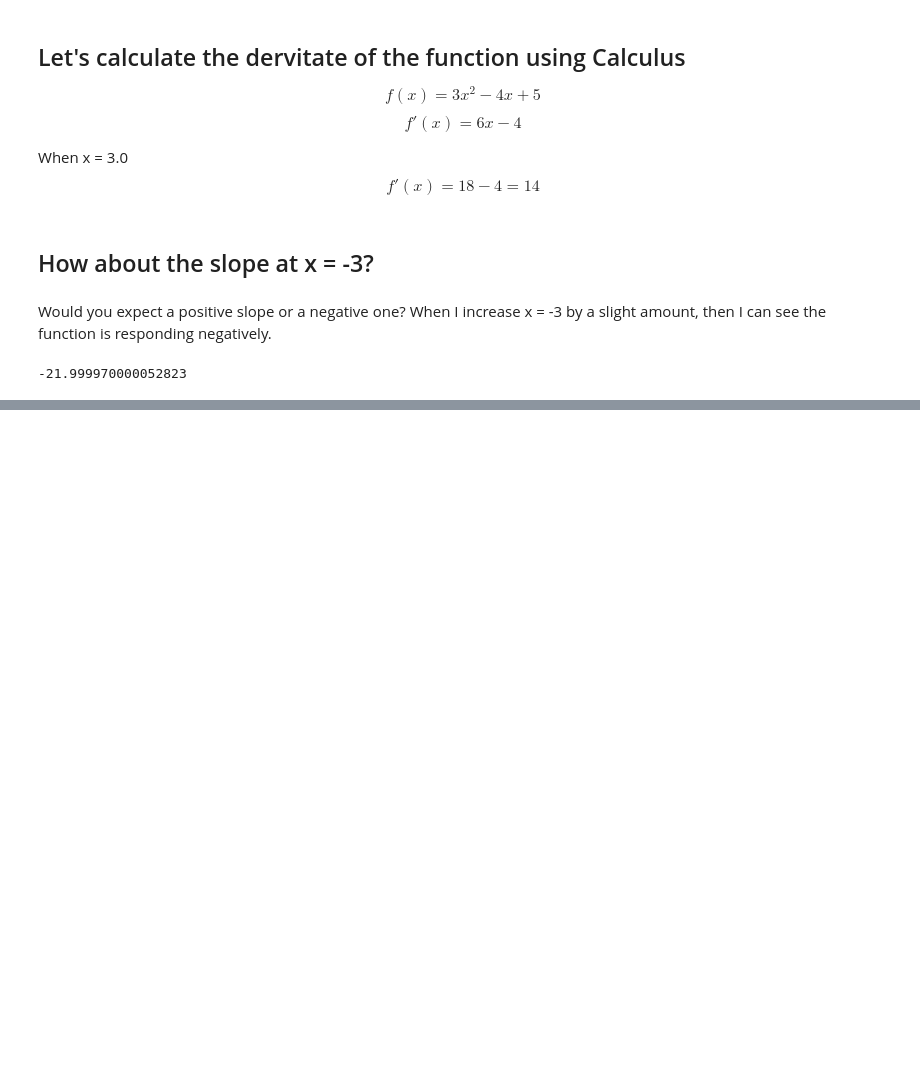
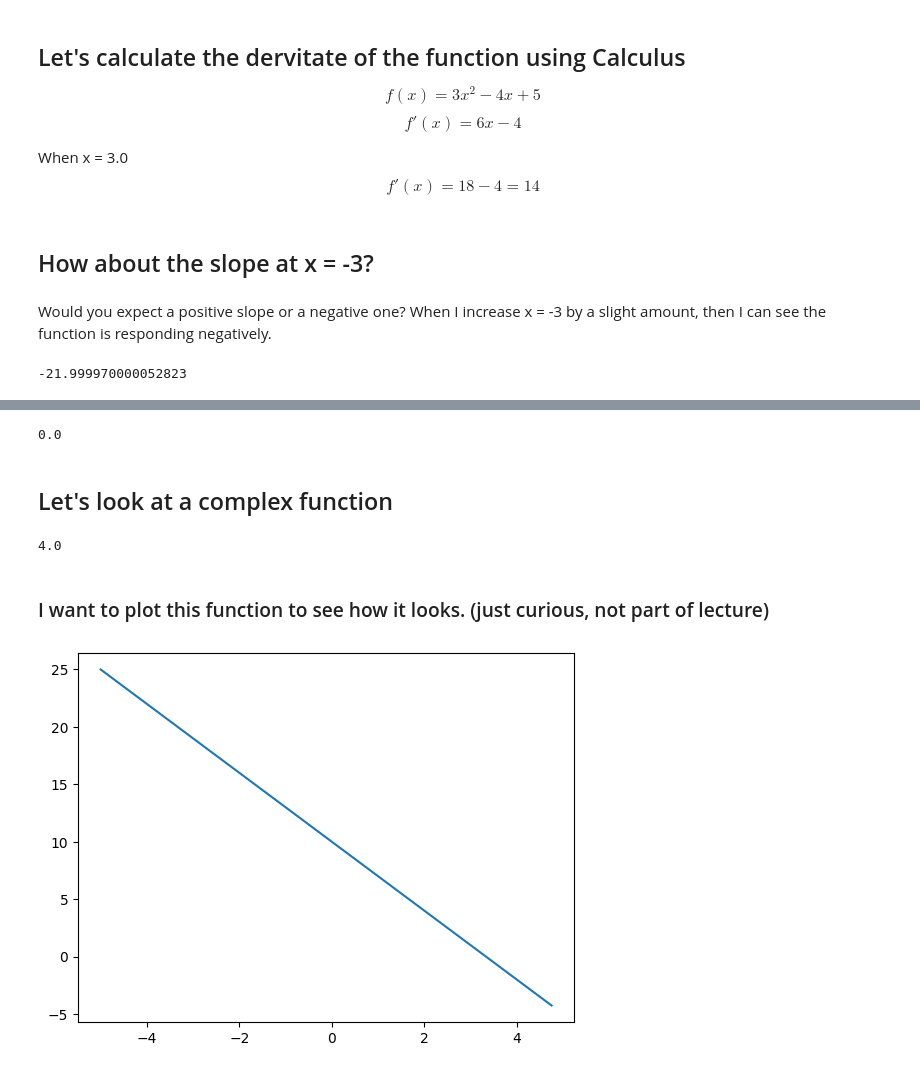
Before and after one commit to srivastavan/skill-building, a Jupyter notebook: andrej-karpathy-Neural Networks-Zero to Hero/lecture-1/lecture-1.ipynb, the cells around one changed output, grey strips where cells are left out. Saved outputs shown, nothing was run; the diff lists cells and outputs as text; code cells hidden in the pictures; blank space fills up the shorter version.

Commit message:
lecture-1

```diff
--- a/andrej-karpathy-Neural Networks-Zero to Hero/lecture-1/lecture-1.ipynb
+++ b/andrej-karpathy-Neural Networks-Zero to Hero/lecture-1/lecture-1.ipynb
@@ -96,0 +106,29 @@ h = 0.00001
+# %%
+x = 2/3
+h = 0.00000001
+(f(x+h) - f(x))/h
+# %% [output]
+0.0
+# %% [markdown]
+## Let's look at a complex function
+# %%
+a = 2.0
+b = -3.0
+c = 10.0
+
+d = a*b + c
+print(d)
+# %% [output]
+4.0
+# %% [markdown]
+### I want to plot this function to see how it looks. (just curious, not part of lecture)
+# %%
+## derivative with respect to a
+
+xa = np.arange(-5, 5, 0.25)
+d = xa*b + c # -3x+10
+
+plt.plot(xa, d)
+plt.show()
+# %% [output]
+[figure, added]
```
Also changed, not shown: parts of 32 cells of this notebook.
